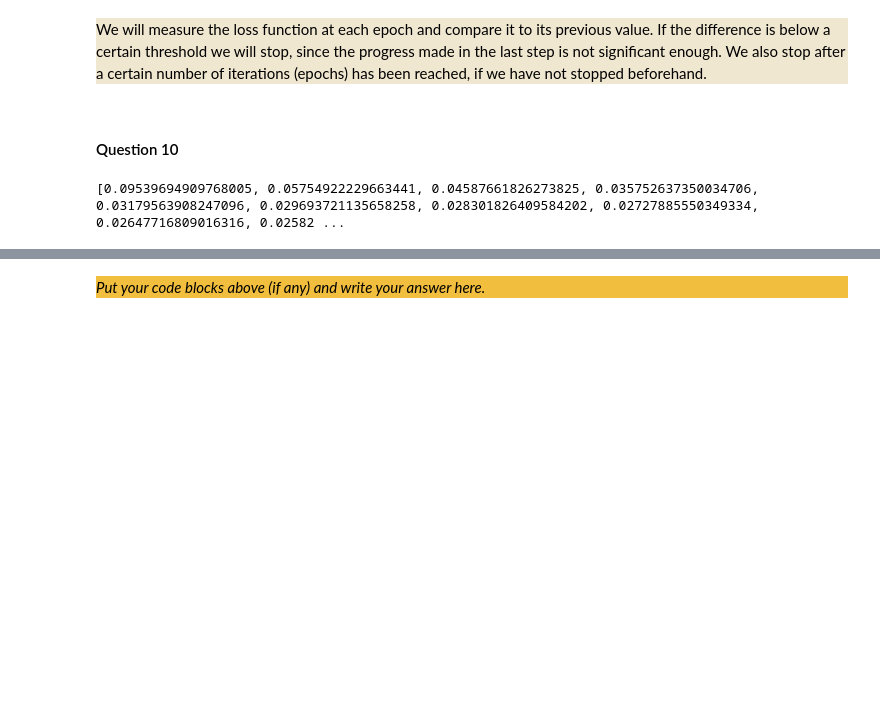
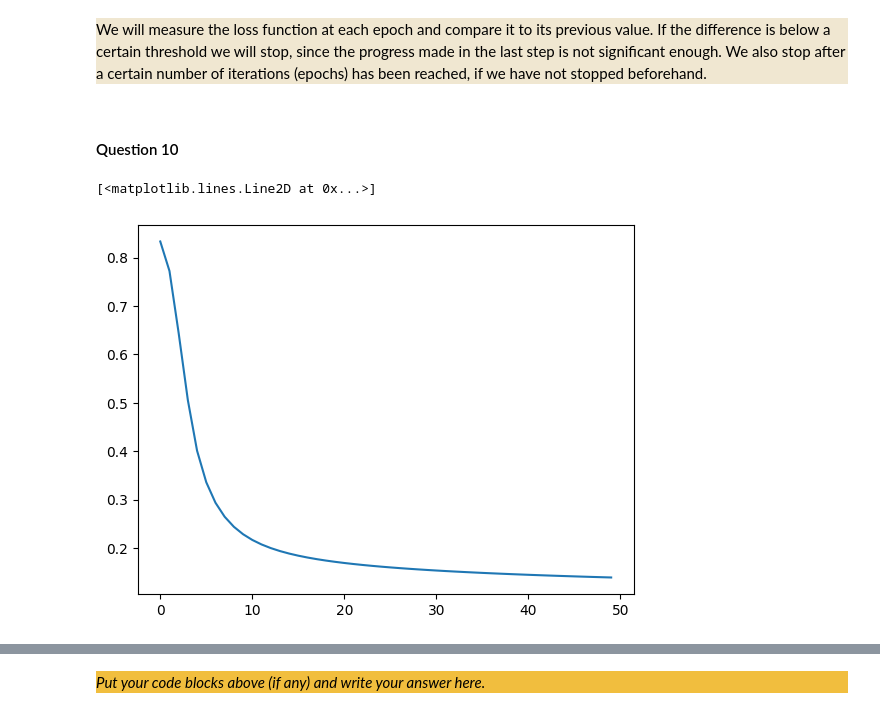
Before and after one commit to TraianDobrin/Artificial-Neural-Network-Grocery-Robot, a Jupyter notebook: src/Main.ipynb, the cells around one changed output, grey strips where cells are left out. Drawn from its saved outputs; the diff is of its cells as text; code cells hidden in the pictures; blank space fills up the shorter version.

```diff
--- a/src/Main.ipynb
+++ b/src/Main.ipynb
@@ -244,3 +221,12 @@ class Linear:
+# %%
+def xavier(n, m):
+    return np.random.normal(0,1/(n-1),size=(n,m))
+def he(n, m):
+    return np.random.normal(0,2/(n-1),size=(n,m))
+def normal(n, m):
+    return np.random.normal(0,1,size=(n,m))
+def randomfr(n, m):
+    return np.random.randn(n,m)
 # %% [markdown]
 **Activation functions**
 
@@ -305,11 +259,12 @@ Now that you have implemented a `Linear` layer and an activation function, you c
 Additionally, you should make the `Network` class update all the trainable parameters of the network in `optimizer_step`.
 # %%
 class Network:
-    def __init__(self, sizes, af):
+    def __init__(self, sizes, activation_function, activation_function_prime, initialization):
         self.layers = []
         self.last_input = None
+        self.activation_function_prime=activation_function_prime
         for i in range(1,len(sizes)):
-            self.layers.append(Linear(sizes[i-1], sizes[i], af))
+            self.layers.append(Linear(sizes[i-1], sizes[i], activation_function, initialization))
         # self.activations = []
         # for i in range(len(sizes)):
         #     self.activations.append(Activation())
@@ -341,18 +296,18 @@ class Network:
         """
         last_layer = self.layers[-1]
         pen_last_layer = self.layers[-2]
-        delta = dupstream * sigmoid_prime(last_layer.z)
+        delta = dupstream * self.activation_function_prime(last_layer.z)
         last_layer.bias_grad = delta
         last_layer.weight_grad = delta @ pen_last_layer.activation.T
 
         for index in range(2, len(self.layers)):
-            rp = sigmoid_prime(self.layers[-index].z)
+            rp = self.activation_function_prime(self.layers[-index].z)
             delta = (self.layers[-index+1].weight.T @ delta) * rp
             self.layers[-index].bias_grad = delta
             self.layers[-index].weight_grad = delta @ self.layers[-index-1].activation.T
 
 
-        rp = sigmoid_prime(self.layers[0].z)
+        rp = self.activation_function_prime(self.layers[0].z)
         delta = (self.layers[1].weight.T @ delta) * rp
         self.layers[0].bias_grad = delta
         self.layers[0].weight_grad = delta @ self.last_input.T
@@ -384,7 +339,7 @@ def Loss(y_true, y_pred):
         loss: value of the loss.
         grad: gradient of loss with respect to the predictions.
     """
-    return np.mean((y_true-y_pred)**2),2*(y_true-y_pred)
+    return np.sum((y_true-y_pred)**2),2*(y_true-y_pred)
 # %% [markdown]
 **Training loop**
 
@@ -500,20 +455,20 @@ We will measure the loss function at each epoch and compare it to its previous v
 # %% [markdown]
 #### Question 10
 # %%
-n = Network([10,35,7], sigmoid)
+n = Network([10,35,7], sigmoid, sigmoid_prime, xavier)
 loss,validation,w = train(
     n,
     training_samples[:,:10],
     to_one_hot(training_samples[:,10]),
     validation_samples[:,:10],
     to_one_hot(validation_samples[:,10]),
     Loss,
     0.01,
-    100)
-# plt.plot(np.arange(len(loss)), loss)
-print(loss)
+    50)
+plt.plot(np.arange(len(validation)), validation)
 # %% [output]
-[0.09539694909768005, 0.05754922229663441, 0.04587661826273825, 0.035752637350034706, 0.03179563908247096, 0.029693721135658258, 0.028301826409584202, 0.02727885550349334, 0.02647716809016316, 0.02582 ...
+[<matplotlib.lines.Line2D at 0x...>]
+[figure, added]
 # %%
 print(evaluate(test_samples,n))
 # %% [output]
```
Also changed, not shown: parts of 3 cells of this notebook.
